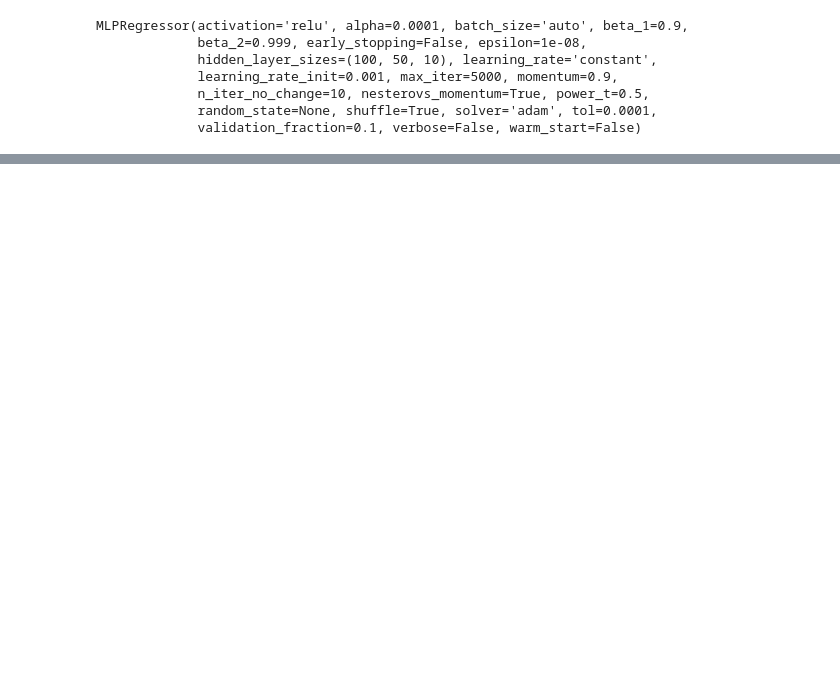
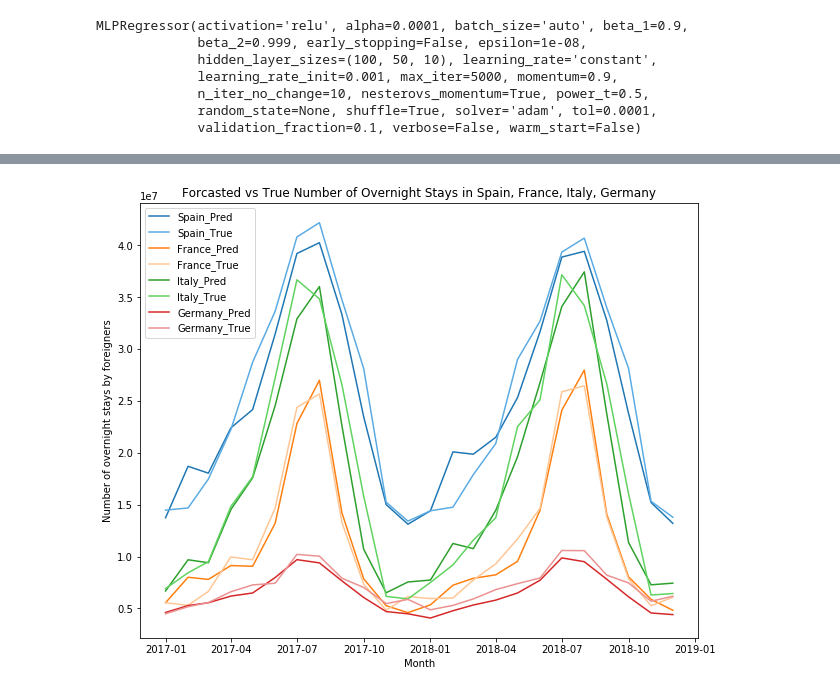
Before and after one commit to mikecai011/ADA-Project, a Jupyter notebook: data_manager/prediction_attempt.ipynb, the cells around one changed output, grey strips where cells are left out. Cells and saved outputs as stored; diff of their text form; code cells hidden in the pictures; blank space fills up the shorter version.

```diff
--- a/data_manager/prediction_attempt.ipynb
+++ b/data_manager/prediction_attempt.ipynb
@@ -443,0 +464,4 @@ plt.show()
+# %%
+plot_prediction_results_by_country(["Spain", "France", "Italy", "Germany (until 1990 former territory of the FRG)"], figsize=(10, 8))
+# %% [output]
+[figure, added]
```
Also changed, not shown: parts of 25 cells of this notebook, 11 other files.
